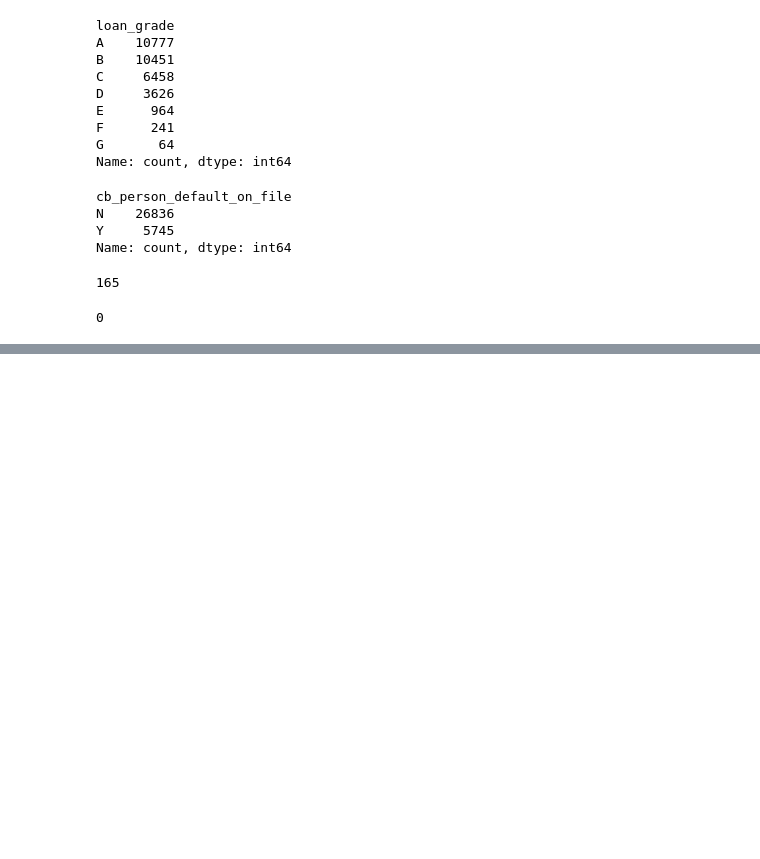
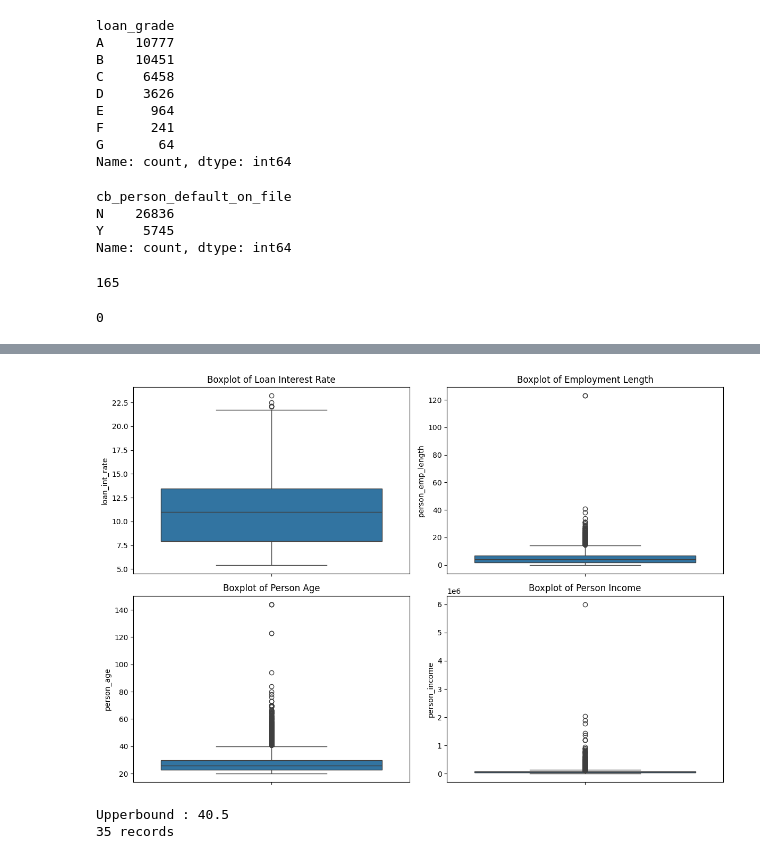
Before and after one commit to ruchira-bogahawatta/BIS-Analysis, a Jupyter notebook: assignment.ipynb, the cells around one changed output, grey strips where cells are left out. Cells and saved outputs as stored; diff of their text form; code cells hidden in the pictures; blank space fills up the shorter version.

```diff
--- a/assignment.ipynb
+++ b/assignment.ipynb
@@ -155,0 +215,49 @@ data.duplicated().sum()
+# %%
+# Set figure size
+plt.figure(figsize=(12, 8))  # Adjusted height for better spacing
+
+# Boxplot for loan_int_rate
+plt.subplot(2, 2, 1)  # Changed to 2x2 grid
+sns.boxplot(y=data['loan_int_rate'])
+plt.title("Boxplot of Loan Interest Rate")
+
+# Boxplot for person_emp_length
+plt.subplot(2, 2, 2)
+sns.boxplot(y=data['person_emp_length'])
+plt.title("Boxplot of Employment Length")
+
+# Boxplot for person_age
+plt.subplot(2, 2, 3)
+sns.boxplot(y=data['person_age'])
+plt.title("Boxplot of Person Age")
+
+# Boxplot for person_income
+plt.subplot(2, 2, 4)
+sns.boxplot(y=data['person_income'])
+plt.title("Boxplot of Person Income")
+
+# Adjust layout to prevent overlapping
+plt.tight_layout()
+plt.show()
+# %% [output]
+[figure, added]
+# %%
+# Checking for Outliers
+
+# 1. Person Age
+# Initially the Max value was 144, which was most probably a typo
+# The calculated upper bound for person_age is 40.5
+# Therefore, age above 65 is considered unrealistic for credit assessment and only 35 such records were found
+
+Q1 = data['person_age'].quantile(0.25)
+Q3 = data['person_age'].quantile(0.75)
+IQR = Q3 - Q1
+
+upper_bound = Q3 + 1.5  * IQR
+
+print("Upperbound :", upper_bound)
+
+print(data[data['person_age'] > 65].shape[0] ,"records")
+# %% [output]
+Upperbound : 40.5
+35 records
```
Also changed, not shown: parts of 14 cells of this notebook.
